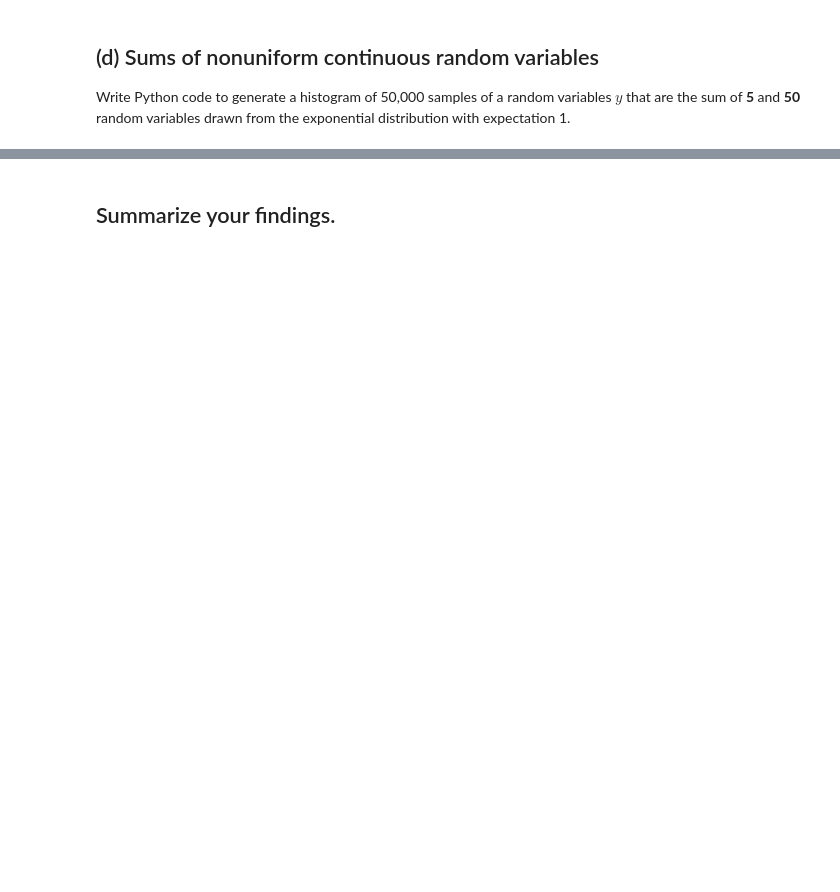
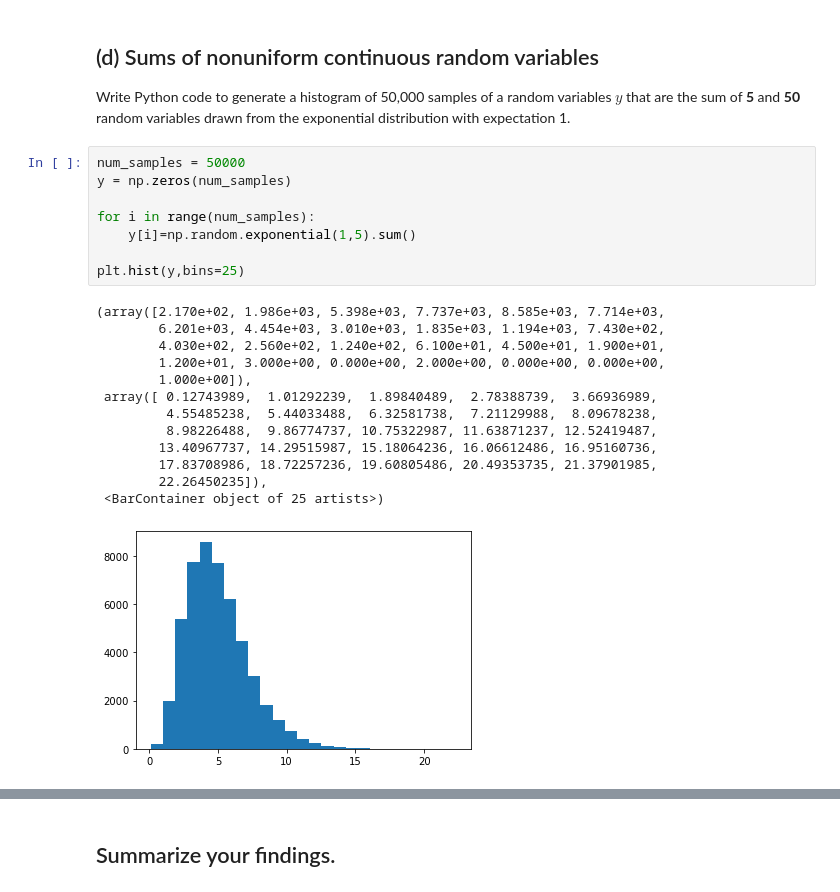
Before and after one commit to HWolf08/biophysics, a Jupyter notebook: week-05/problem-5.11.ipynb, the cells around one changed output, grey strips where cells are left out. Cells and saved outputs as stored; diff of their text form; blank space fills up the shorter version.

```diff
--- a/week-05/problem-5.11.ipynb
+++ b/week-05/problem-5.11.ipynb
@@ -86,3 +125,25 @@ $$
 ## (d) Sums of nonuniform continuous random variables
 
 Write Python code to generate a histogram of 50,000 samples of a random variables $y$ that are the sum of __5__ and __50__ random variables drawn from the exponential distribution with expectation 1.
+# %%
+num_samples = 50000
+y = np.zeros(num_samples)
+
+for i in range(num_samples):
+    y[i]=np.random.exponential(1,5).sum()
+
+plt.hist(y,bins=25)
+# %% [output]
+(array([2.170e+02, 1.986e+03, 5.398e+03, 7.737e+03, 8.585e+03, 7.714e+03,
+        6.201e+03, 4.454e+03, 3.010e+03, 1.835e+03, 1.194e+03, 7.430e+02,
+        4.030e+02, 2.560e+02, 1.240e+02, 6.100e+01, 4.500e+01, 1.900e+01,
+        1.200e+01, 3.000e+00, 0.000e+00, 2.000e+00, 0.000e+00, 0.000e+00,
+        1.000e+00]),
+ array([ 0.12743989,  1.01292239,  1.89840489,  2.78388739,  3.66936989,
+         4.55485238,  5.44033488,  6.32581738,  7.21129988,  8.09678238,
+         8.98226488,  9.86774737, 10.75322987, 11.63871237, 12.52419487,
+        13.40967737, 14.29515987, 15.18064236, 16.06612486, 16.95160736,
+        17.83708986, 18.72257236, 19.60805486, 20.49353735, 21.37901985,
+        22.26450235]),
+ <BarContainer object of 25 artists>)
+[figure, added]
```
Also changed, not shown: parts of 12 cells of this notebook.
